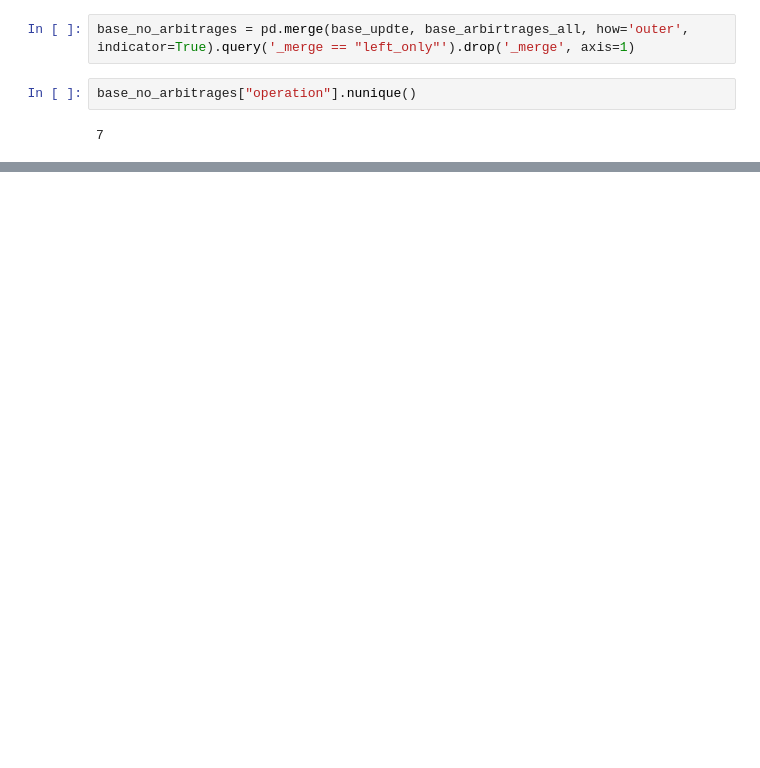
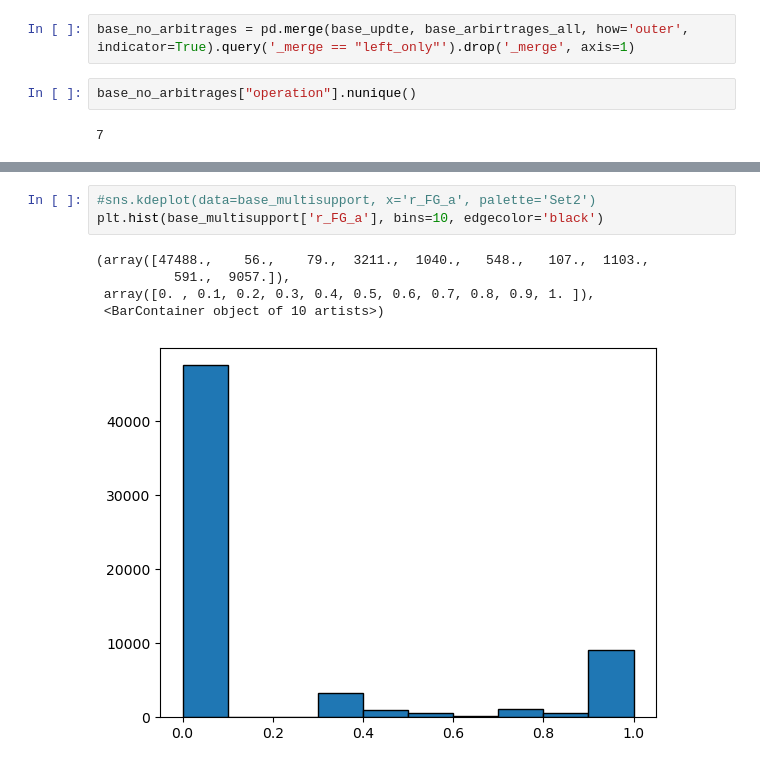
Before and after one commit to afonkou01/Arbitrage_Vie_BNP_Cardif, a Jupyter notebook: Avancement notebook - BNP Cardif.ipynb, the cells around one changed output, grey strips where cells are left out. Saved outputs shown, nothing was run; the diff lists cells and outputs as text; blank space fills up the shorter version.

```diff
--- a/Avancement notebook - BNP Cardif.ipynb
+++ b/Avancement notebook - BNP Cardif.ipynb
@@ -203,0 +273,9 @@ base_no_arbitrages["operation"].nunique()
+# %%
+#sns.kdeplot(data=base_multisupport, x='r_FG_a', palette='Set2')
+plt.hist(base_multisupport['r_FG_a'], bins=10, edgecolor='black')
+# %% [output]
+(array([47488.,    56.,    79.,  3211.,  1040.,   548.,   107.,  1103.,
+          591.,  9057.]),
+ array([0. , 0.1, 0.2, 0.3, 0.4, 0.5, 0.6, 0.7, 0.8, 0.9, 1. ]),
+ <BarContainer object of 10 artists>)
+[figure, added]
```
Also changed, not shown: parts of 13 cells of this notebook.
